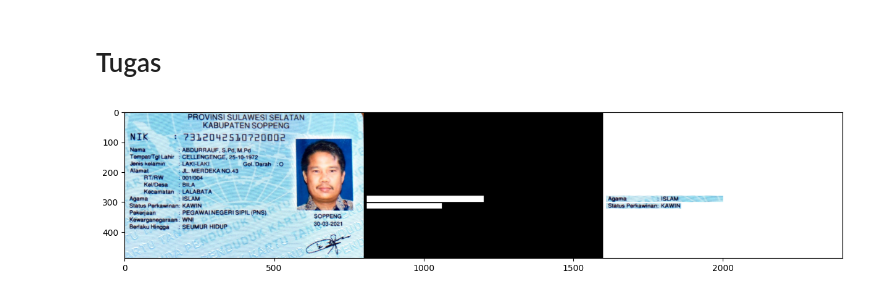
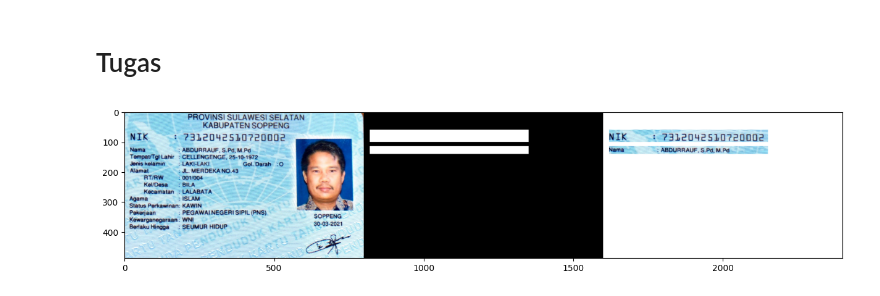
Before and after one commit to Arainal0112/PCVK_Ganjil_2023, a Jupyter notebook: Week5.ipynb, the cells around one changed output. Cells and saved outputs as stored; diff of their text form; code cells hidden in the pictures.

```diff
--- a/Week5.ipynb
+++ b/Week5.ipynb
@@ -81,23 +361,23 @@ cv2_imshow(final_frame)
 # %%
 img_ktp = cv.imread('/content/drive/MyDrive/PCVK/Pertemuan_5/KTP.jpeg')
 img_ktp2 = cv.cvtColor(img_ktp, cv.COLOR_BGR2RGB)
 
 image_masking = np.zeros(img_ktp2.shape, dtype=np.uint8) # Mengambil ukuran dari img_ktp
 
-masking1 = cv.rectangle(image_masking, pt1=(400,280), pt2=(10,300), color=(255,255,255), thickness=cv.FILLED)
+masking1 = cv.rectangle(image_masking, pt1=(20,60), pt2=(550,100), color=(255,255,255), thickness=cv.FILLED)
 
 
-masking2 = cv.rectangle(image_masking, pt1=(260,322), pt2=(10,305), color=(255,255,255), thickness=cv.FILLED)
+masking2 = cv.rectangle(image_masking, pt1=(20,115), pt2=(435,140), color=(255,255,255), thickness=cv.FILLED)
 
 #Operasi NOT pada img_ktp2 dengan membalikan nilai bit
 original = ~ img_ktp2
 
 #Operasi And
 hasil_AND = ~ (image_masking & original)
 
 final_frame = cv.hconcat((img_ktp2, image_masking, hasil_AND))
 plt.figure(figsize=(15, 5)) # Mengatur ukuran tampilan
 plt.imshow(final_frame)
 plt.show()
 # %% [output]
-[figure, old version]
+[figure, new version]
```
Also changed, not shown: parts of 17 cells of this notebook.
